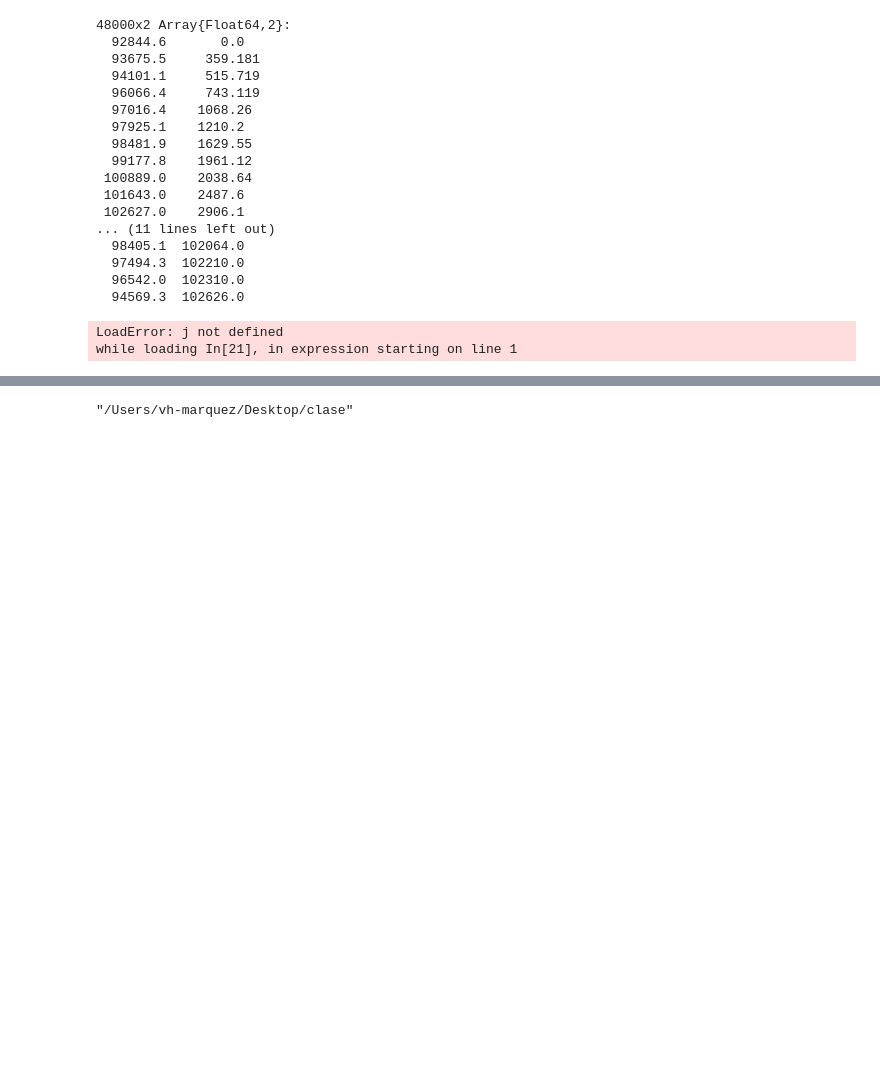
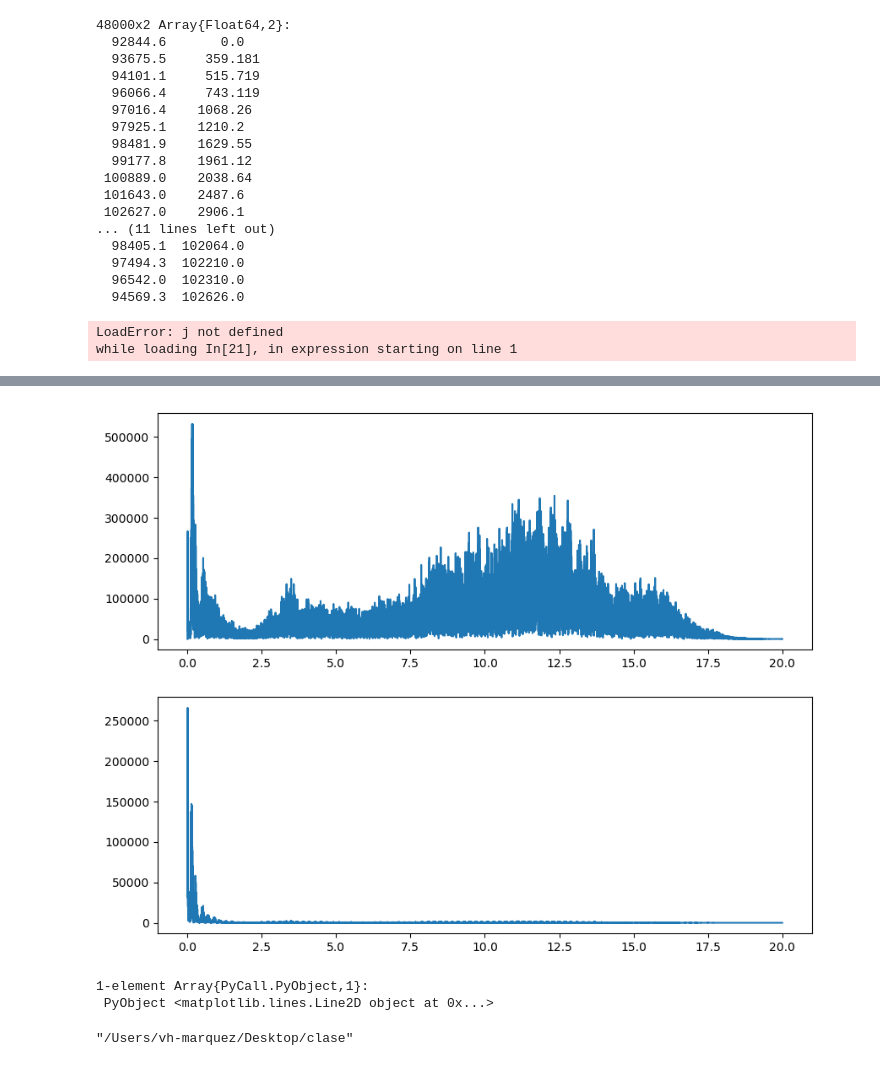
Before and after one commit to vhmar/EnvironmentalSeismology-Classroom, a Jupyter notebook: MA-LP.ipynb, the cells around one changed output, grey strips where cells are left out. Cells and saved outputs as stored; diff of their text form; code cells hidden in the pictures; blank space fills up the shorter version.

```diff
--- a/filtros.ipynb
+++ b/MA-LP.ipynb
@@ -261,3 +243,15 @@ plot(datEma)
+# %%
+foEMA = fft(Edata,1);
+# %%
+fig = figure(figsize=(10,8))
+subplot(2,1,1)
+plot(s[1:nn],abs.(foE[1:nn]))
+subplot(2,1,2)
+plot(s[1:nn],abs.(foEMA[1:nn]))
+# %% [output]
+[figure, added]
+1-element Array{PyCall.PyObject,1}:
+ PyObject <matplotlib.lines.Line2D object at 0x...>
 # %%
 #SMA one line
 MA = [mean(ab[i:min(i+n,end)]) for i=1:n:length(ab)];
```
Also changed, not shown: parts of 6 cells of this notebook, 2 other files.
